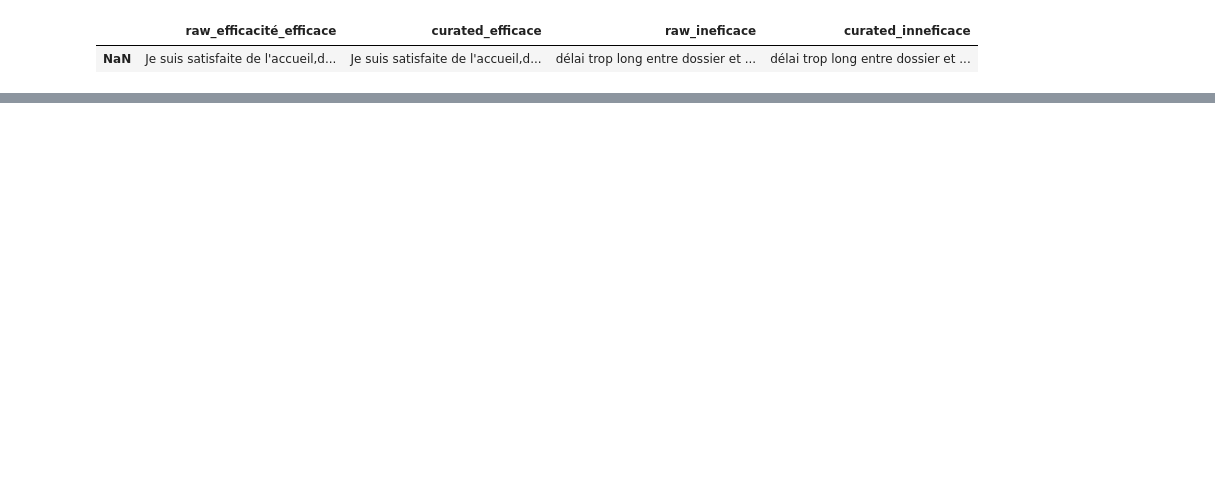
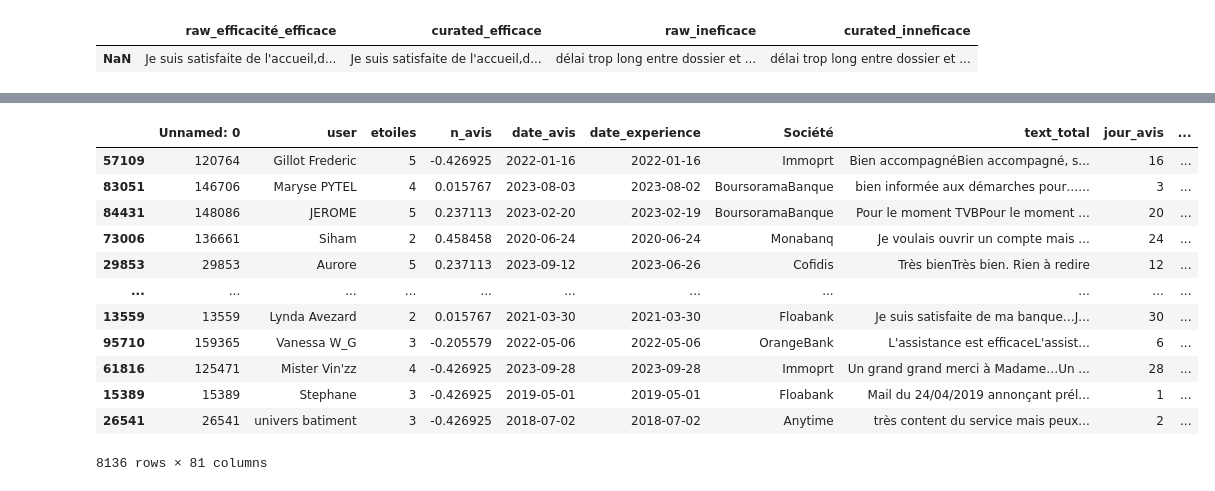
Before and after one commit to LeWaHe/SentiBank, a Jupyter notebook: notebooks/9_semantic_proximity_labeling_analysis.ipynb, the cells around one changed output, grey strips where cells are left out. Saved outputs shown, nothing was run; the diff lists cells and outputs as text; code cells hidden in the pictures; blank space fills up the shorter version.

```diff
--- a/notebooks/9_semantic_proximity_labeling_analysis.ipynb
+++ b/notebooks/9_semantic_proximity_labeling_analysis.ipynb
@@ -122,0 +200,16 @@ sns.countplot(x = df_top['var_bad:inefficace']== 1, hue = df_top.Société)
+# %%
+train_top
+# %% [output]
+|  | Unnamed: 0 | user | etoiles | n_avis | date_avis | date_experience | Société | text_total | jour_avis | ... |
+| 57109 | 120764 | Gillot Frederic | 5 | -0.426925 | 2022-01-16 | 2022-01-16 | Immoprt | Bien accompagnéBien accompagné, s... | 16 | ... |
+| 83051 | 146706 | Maryse PYTEL | 4 | 0.015767 | 2023-08-03 | 2023-08-02 | BoursoramaBanque | bien informée aux démarches pour…... | 3 | ... |
+| 84431 | 148086 | JEROME | 5 | 0.237113 | 2023-02-20 | 2023-02-19 | BoursoramaBanque | Pour le moment TVBPour le moment ... | 20 | ... |
+| 73006 | 136661 | Siham | 2 | 0.458458 | 2020-06-24 | 2020-06-24 | Monabanq | Je voulais ouvrir un compte mais ... | 24 | ... |
+| 29853 | 29853 | Aurore | 5 | 0.237113 | 2023-09-12 | 2023-06-26 | Cofidis | Très bienTrès bien. Rien à redire | 12 | ... |
+| ... | ... | ... | ... | ... | ... | ... | ... | ... | ... | ... |
+| 13559 | 13559 | Lynda Avezard | 2 | 0.015767 | 2021-03-30 | 2021-03-30 | Floabank | Je suis satisfaite de ma banque…J... | 30 | ... |
+| 95710 | 159365 | Vanessa W_G | 3 | -0.205579 | 2022-05-06 | 2022-05-06 | OrangeBank | L'assistance est efficaceL'assist... | 6 | ... |
+| 61816 | 125471 | Mister Vin'zz | 4 | -0.426925 | 2023-09-28 | 2023-09-28 | Immoprt | Un grand grand merci à Madame…Un ... | 28 | ... |
+| 15389 | 15389 | Stephane | 3 | -0.426925 | 2019-05-01 | 2019-05-01 | Floabank | Mail du 24/04/2019 annonçant prél... | 1 | ... |
+| 26541 | 26541 | univers batiment | 3 | -0.426925 | 2018-07-02 | 2018-07-02 | Anytime | très content du service mais peux... | 2 | ... |
+8136 rows × 81 columns
```
Also changed, not shown: parts of 13 cells of this notebook, 27 other files.
